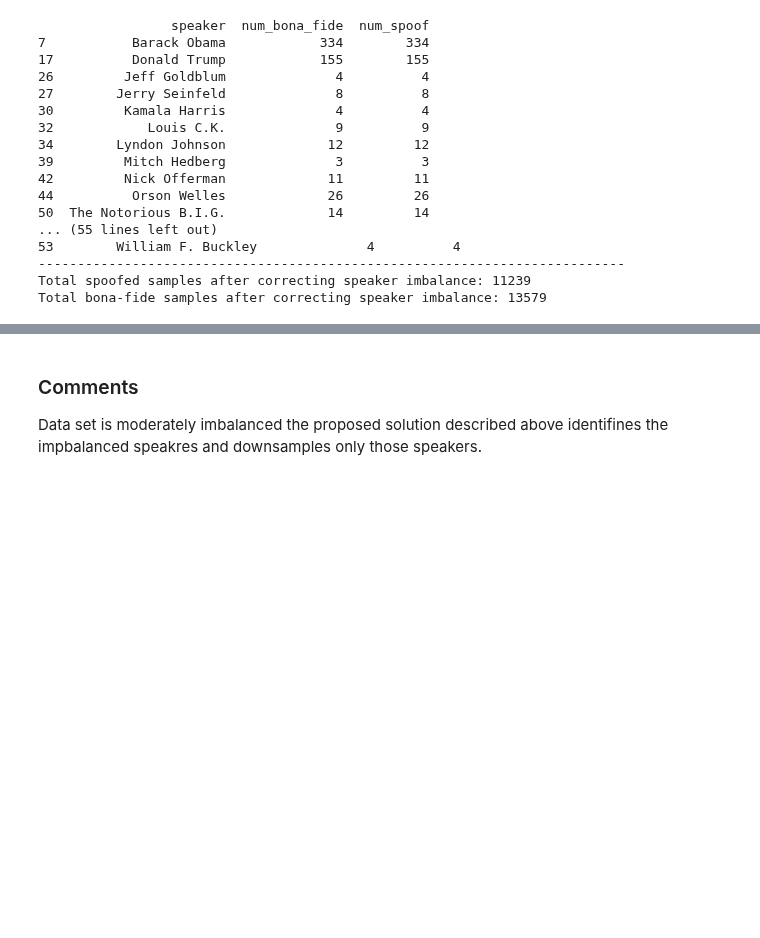
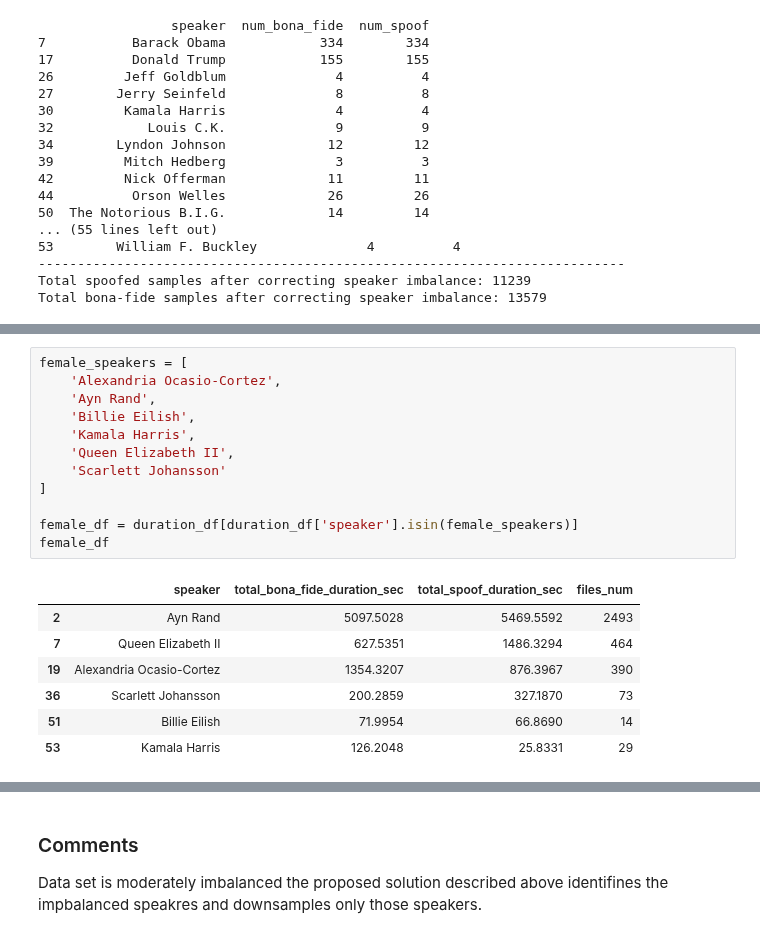
Before and after one commit to g-nazos/audio-deepfake-detection, a Jupyter notebook: data_exploration.ipynb, the cells around one changed output, grey strips where cells are left out. Cells and saved outputs as stored; diff of their text form; blank space fills up the shorter version.

```diff
--- a/data_exploration.ipynb
+++ b/data_exploration.ipynb
@@ -130,0 +198,20 @@ Total bona-fide samples after correcting speaker imbalance: 13579
+# %%
+female_speakers = [
+    'Alexandria Ocasio-Cortez',
+    'Ayn Rand',
+    'Billie Eilish',
+    'Kamala Harris',
+    'Queen Elizabeth II',
+    'Scarlett Johansson'
+]
+
+female_df = duration_df[duration_df['speaker'].isin(female_speakers)]
+female_df
+# %% [output]
+|  | speaker | total_bona_fide_duration_sec | total_spoof_duration_sec | files_num |
+| 2 | Ayn Rand | 5097.5028 | 5469.5592 | 2493 |
+| 7 | Queen Elizabeth II | 627.5351 | 1486.3294 | 464 |
+| 19 | Alexandria Ocasio-Cortez | 1354.3207 | 876.3967 | 390 |
+| 36 | Scarlett Johansson | 200.2859 | 327.1870 | 73 |
+| 51 | Billie Eilish | 71.9954 | 66.8690 | 14 |
+| 53 | Kamala Harris | 126.2048 | 25.8331 | 29 |
```
Also changed, not shown: parts of 6 cells of this notebook.
